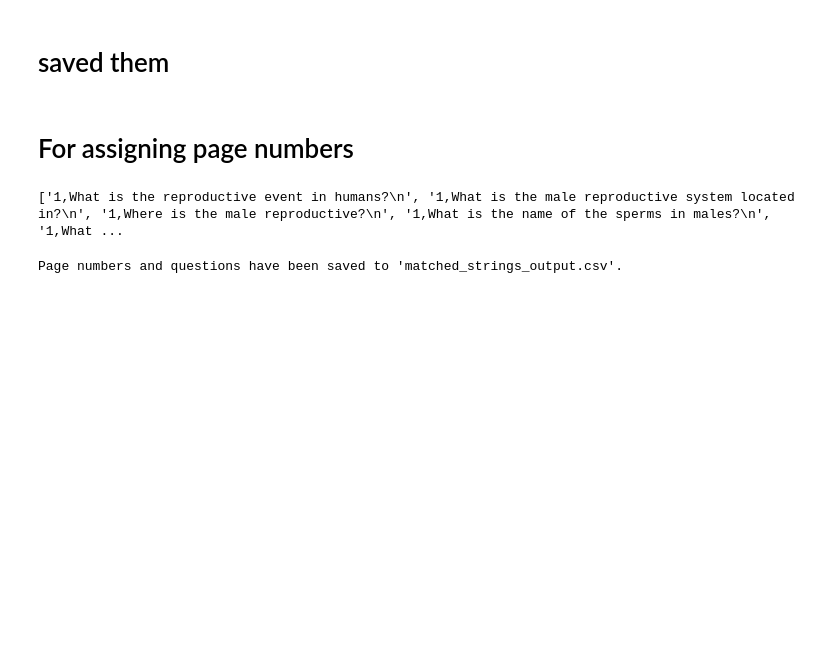
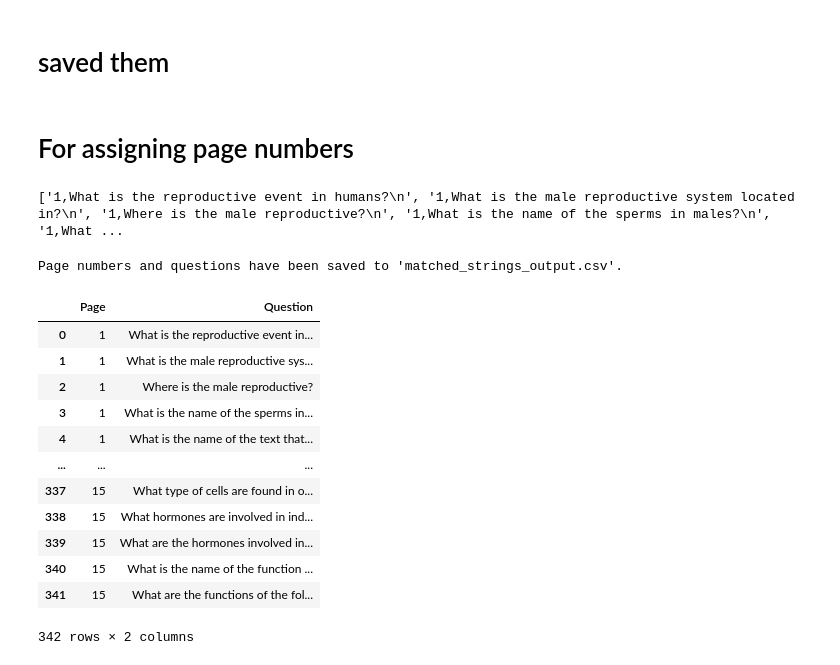
Before and after one commit to Dheeerazzz/Flash-Card-Generator, a Jupyter notebook: para.ipynb, the cells around one changed output. Saved outputs shown, nothing was run; the diff lists cells and outputs as text; code cells hidden in the pictures; blank space fills up the shorter version.

```diff
--- a/para.ipynb
+++ b/para.ipynb
@@ -679,0 +684,18 @@ Page numbers and questions have been saved to 'matched_strings_output.csv'.
+# %%
+df=pd.read_csv('matched_strings_output.csv')
+# %%
+df
+# %% [output]
+|  | Page | Question |
+| 0 | 1 | What is the reproductive event in... |
+| 1 | 1 | What is the male reproductive sys... |
+| 2 | 1 | Where is the male reproductive? |
+| 3 | 1 | What is the name of the sperms in... |
+| 4 | 1 | What is the name of the text that... |
+| ... | ... | ... |
+| 337 | 15 | What type of cells are found in o... |
+| 338 | 15 | What hormones are involved in ind... |
+| 339 | 15 | What are the hormones involved in... |
+| 340 | 15 | What is the name of the function ... |
+| 341 | 15 | What are the functions of the fol... |
+342 rows × 2 columns
```
Also changed, not shown: parts of 5 cells of this notebook.
